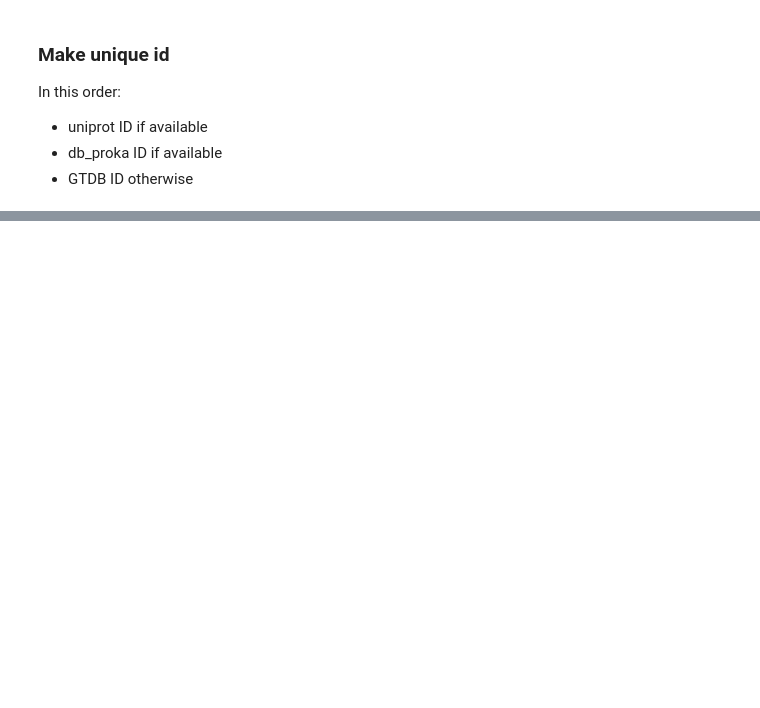
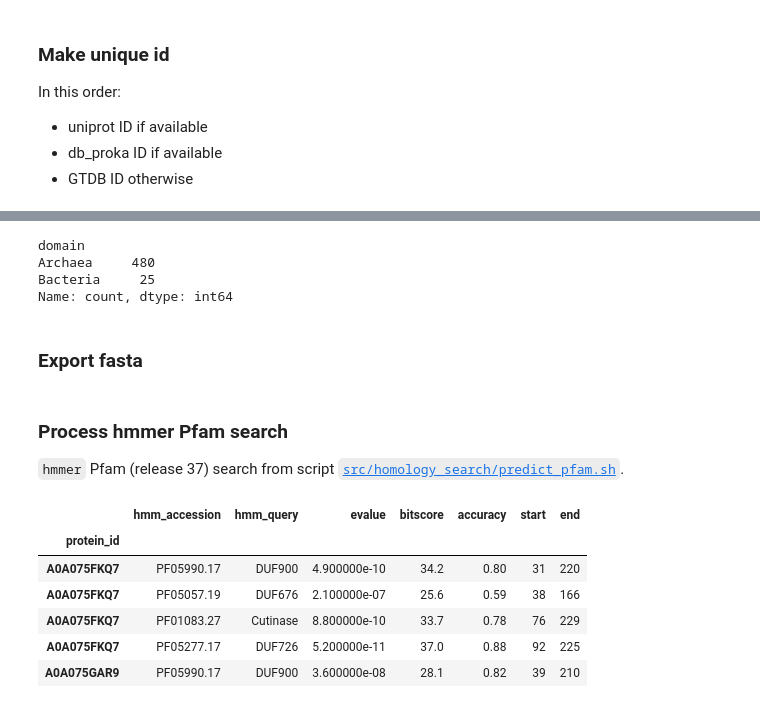
Before and after one commit to Chahrazadt87/AvB, a Jupyter notebook: notebook/homology_search.ipynb, the cells around one changed output, grey strips where cells are left out. Drawn from its saved outputs; the diff is of its cells as text; code cells hidden in the pictures; blank space fills up the shorter version.

Commit message:
Homology search

```diff
--- a/notebook/homology_search.ipynb
+++ b/notebook/homology_search.ipynb
@@ -398,3 +401,12 @@ search_output_df.head()
 | M0I6U3 | NZ_AOLN01000018.1_554 | None | M0I6U3 | Archaea | Halobacteriota | Halobacteria | Halobacteriales | Haloferacaceae | ... |
 # %%
 search_output_df.to_csv(data_folder / 'hydrolase_search' / 'search_output.csv')
+# %%
+search_output_df['domain'].value_counts()
+# %% [output]
+domain
+Archaea     480
+Bacteria     25
+Name: count, dtype: int64
+# %% [markdown]
+### Export fasta
@@ -400,0 +451,56 @@ search_output_df.to_csv(data_folder / 'hydrolase_search' / 'search_output.csv')
+# %% [markdown]
+### Process hmmer Pfam search
+
+`hmmer` Pfam (release 37) search from script [`src/homology_search/predict_pfam.sh`](src/homology_search/predict_pfam.sh).
+# %%
+def process_hmmer_output(domtblout_path):
+    output_data = {
+        'protein_id': [],
+        'hmm_accession': [],
+        'hmm_query': [],
+        'evalue': [],
+        'bitscore': [],
+        'accuracy': [],
+        'start': [],
+        'end': [],
+    }
+    with domtblout_path.open() as f:
+        parser = Hmmer3DomtabHmmqueryParser(f)
+
+        for record in parser:
+            hmm_accession = record.accession
+            for protein_id, hit in record.items:
+                hmm_query = hit.query_id
+                for hit_instance in hit:
+                    evalue = hit_instance.evalue
+                    bitscore = hit_instance.bitscore
+                    start = hit_instance.env_start
+                    end = hit_instance.env_end
+                    accuracy = hit_instance.acc_avg
+
+                    accession = hmm_accession
+                    if accession == '-' or accession is None:
+                        accession = hmm_query
+
+                    output_data['protein_id'].append(protein_id)
+                    output_data['hmm_accession'].append(accession)
+                    output_data['hmm_query'].append(hmm_query)
+                    output_data['evalue'].append(evalue)
+                    output_data['bitscore'].append(bitscore)
+                    output_data['accuracy'].append(accuracy)
+                    output_data['start'].append(start)
+                    output_data['end'].append(end)
+
+    return pd.DataFrame.from_dict(output_data).sort_values(['protein_id', 'start']).set_index('protein_id')
+
+
+pfam_df = process_hmmer_output(data_folder / 'hydrolase_search' / 'search_output.pfam.domtblout.txt')
+pfam_df.head()
+# %% [output]
+|  | hmm_accession | hmm_query | evalue | bitscore | accuracy | start | end |
+| protein_id |  |  |  |  |  |  |  |
+| A0A075FKQ7 | PF05990.17 | DUF900 | 4.900000e-10 | 34.2 | 0.80 | 31 | 220 |
+| A0A075FKQ7 | PF05057.19 | DUF676 | 2.100000e-07 | 25.6 | 0.59 | 38 | 166 |
+| A0A075FKQ7 | PF01083.27 | Cutinase | 8.800000e-10 | 33.7 | 0.78 | 76 | 229 |
+| A0A075FKQ7 | PF05277.17 | DUF726 | 5.200000e-11 | 37.0 | 0.88 | 92 | 225 |
+| A0A075GAR9 | PF05990.17 | DUF900 | 3.600000e-08 | 28.1 | 0.82 | 39 | 210 |
```
Also changed, not shown: parts of 3 cells of this notebook, 3 other files.
